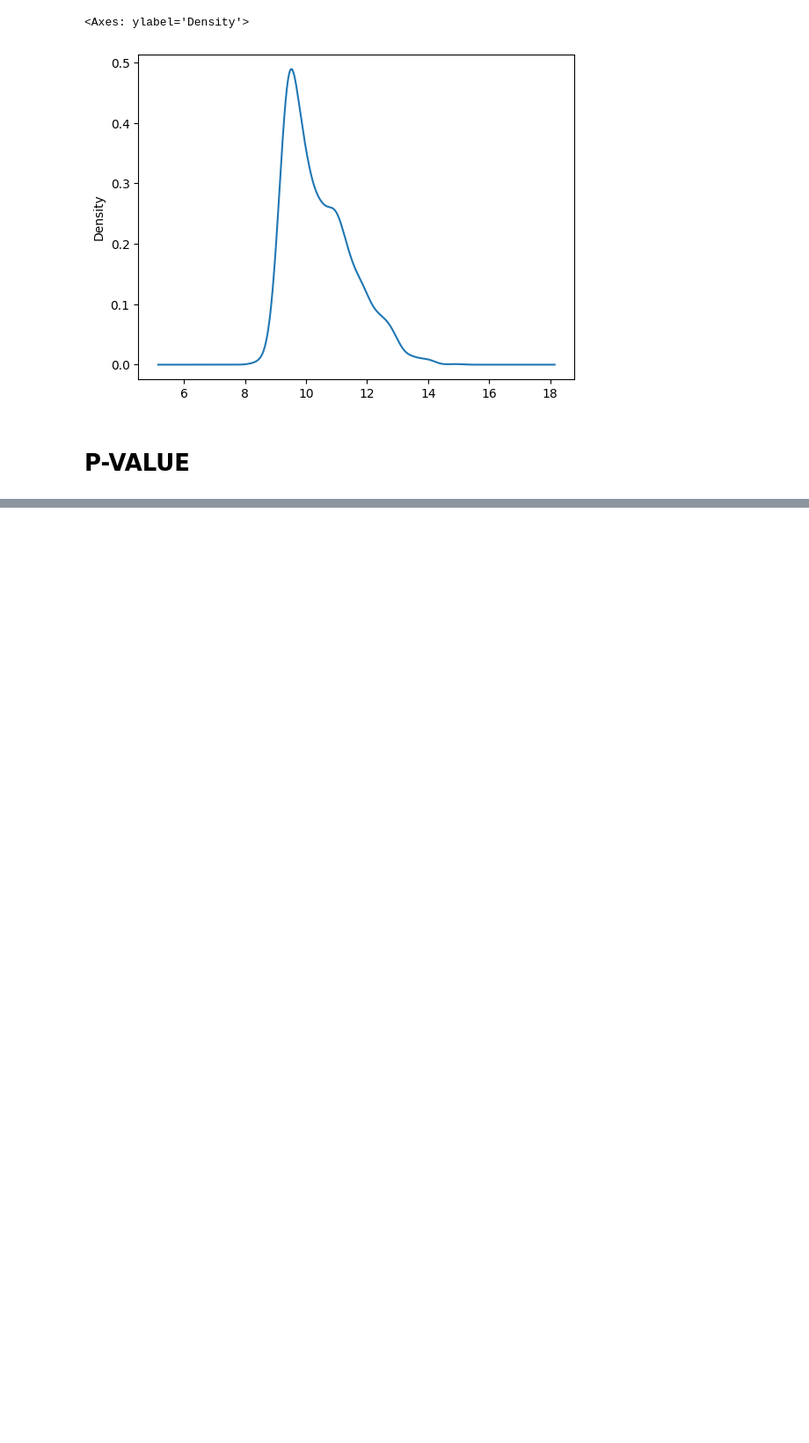
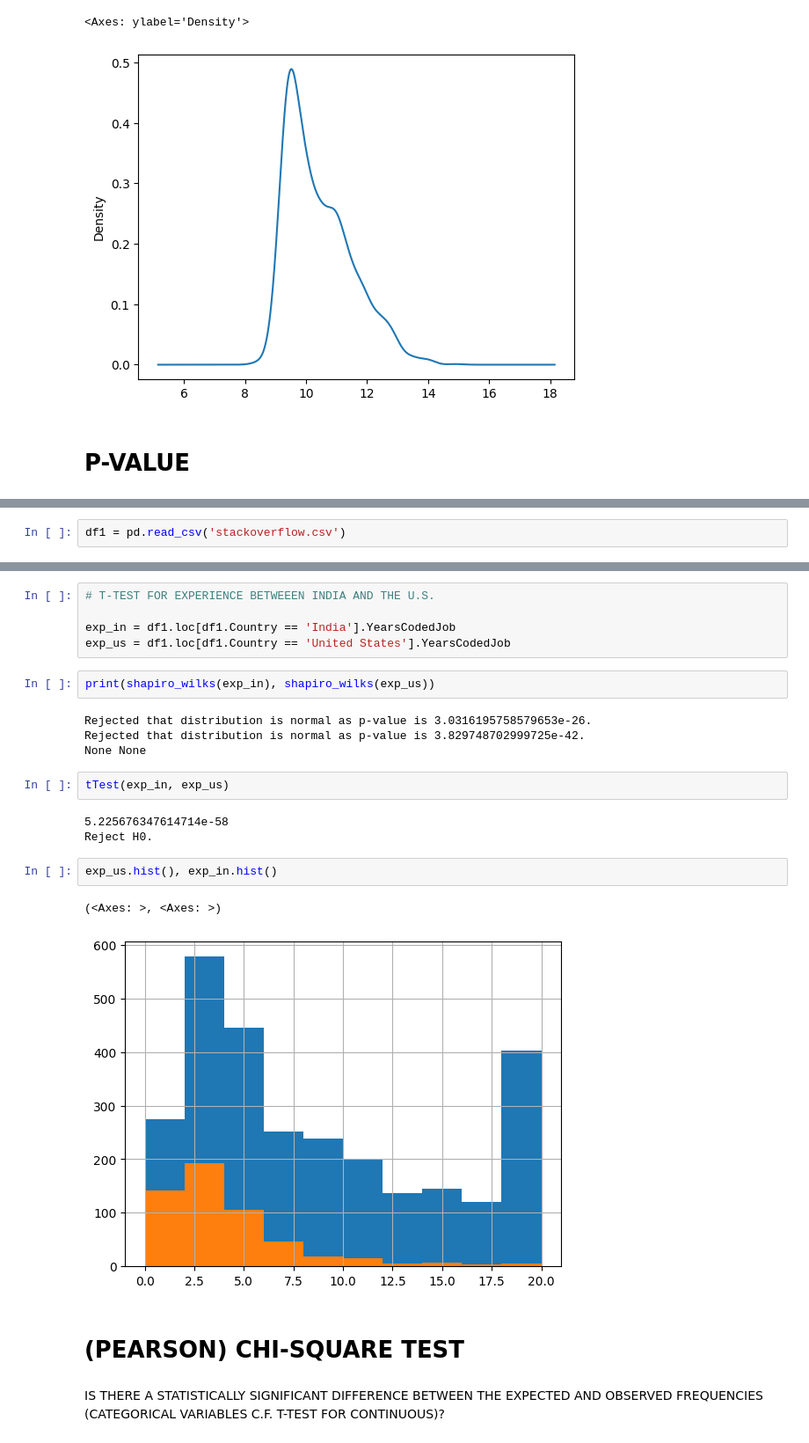
Before and after one commit to Euan-J-Austin/Data_Analytics_and_Intelligence, a Jupyter notebook: INTERMEDIATE_STATISTICS.ipynb, the cells around one changed output, grey strips where cells are left out. Shown at 88% size. Cells and saved outputs as stored; diff of their text form; blank space fills up the shorter version.

```diff
--- a/INTERMEDIATE_STATISTICS.ipynb
+++ b/INTERMEDIATE_STATISTICS.ipynb
@@ -79,0 +177,2 @@ IF H0 IS SACHERTORTE PREVENTS MORTALITY AND H1 IS SACHERTORTE GUARANTEES IMMORTA
+# %%
+df1 = pd.read_csv('stackoverflow.csv')
@@ -79,0 +210,25 @@ IF H0 IS SACHERTORTE PREVENTS MORTALITY AND H1 IS SACHERTORTE GUARANTEES IMMORTA
+# %%
+# T-TEST FOR EXPERIENCE BETWEEEN INDIA AND THE U.S.
+
+exp_in = df1.loc[df1.Country == 'India'].YearsCodedJob
+exp_us = df1.loc[df1.Country == 'United States'].YearsCodedJob
+# %%
+print(shapiro_wilks(exp_in), shapiro_wilks(exp_us))
+# %% [output]
+Rejected that distribution is normal as p-value is 3.0316195758579653e-26.
+Rejected that distribution is normal as p-value is 3.829748702999725e-42.
+None None
+# %%
+tTest(exp_in, exp_us)
+# %% [output]
+5.225676347614714e-58
+Reject H0.
+# %%
+exp_us.hist(), exp_in.hist()
+# %% [output]
+(<Axes: >, <Axes: >)
+[figure, added]
+# %% [markdown]
+# (PEARSON) CHI-SQUARE TEST
+# %% [markdown]
+IS THERE A STATISTICALLY SIGNIFICANT DIFFERENCE BETWEEN THE EXPECTED AND OBSERVED FREQUENCIES (CATEGORICAL VARIABLES C.F. T-TEST FOR CONTINUOUS)?
```
Also changed, not shown: parts of 30 cells of this notebook.
